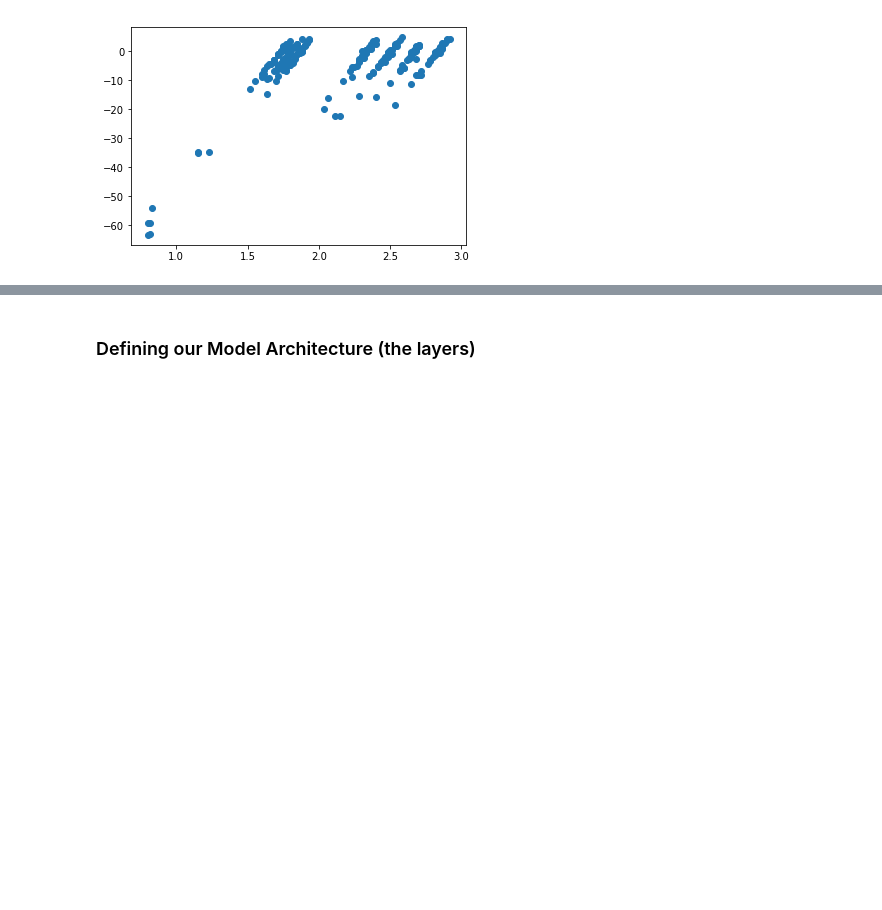
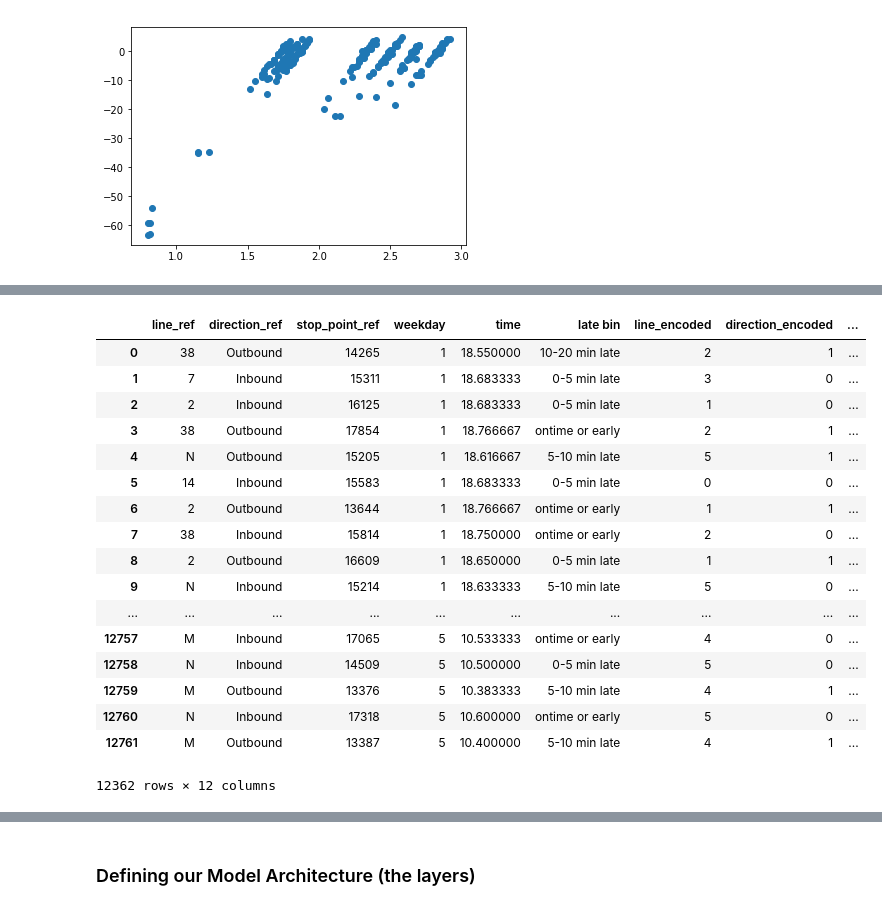
Before and after one commit to EfficiencyJunky/Project3SuperGroup, a Jupyter notebook: code/Final Project Machine Learning Component.ipynb, the cells around one changed output, grey strips where cells are left out. Cells and saved outputs as stored; diff of their text form; code cells hidden in the pictures; blank space fills up the shorter version.

```diff
--- a/code/Final Project Machine Learning Component.ipynb
+++ b/code/Final Project Machine Learning Component.ipynb
@@ -296,0 +364,2 @@ plt.scatter(X, y)
+# %%
+muni_df_0 = muni_df[["line_ref","direction_ref", "stop_point_ref", "weekday", "time", "late bin"]]
@@ -296,0 +375,10 @@ plt.scatter(X, y)
+# %%
+# Reformat data
+data = muni_df_0.values
+
+X1 = data[:, 0]
+X2 = data[:, 1]
+X3 = data[:, 2]
+X4 = data[:, 3]
+X5 = data[:, 4]
+y = data[:, 5]
@@ -296,0 +387,29 @@ plt.scatter(X, y)
+# %%
+from sklearn.preprocessing import LabelEncoder
+
+# Label-encode data set
+label_encoder = LabelEncoder()
+
+
+label_encoder.fit(X1)
+encoded_X1 = label_encoder.transform(X1)
+
+label_encoder.fit(X2)
+encoded_X2 = label_encoder.transform(X2)
+
+label_encoder.fit(X3)
+encoded_X3 = label_encoder.transform(X3)
+
+label_encoder.fit(X4)
+encoded_X4 = label_encoder.transform(X4)
+
+label_encoder.fit(X5)
+encoded_X5 = label_encoder.transform(X5)
+
+muni_df_0["line_encoded"] = encoded_X1
+muni_df_0["direction_encoded"] = encoded_X2
+muni_df_0["stop_encoded"] = encoded_X3
+muni_df_0["weekday_encoded"] = encoded_X4
+muni_df_0["time_encoded"] = encoded_X5
+
+muni_df_0["late_class"] = muni_df["late_classes"]
@@ -296,0 +434,21 @@ plt.scatter(X, y)
+# %%
+muni_df_0
+# %% [output]
+|  | line_ref | direction_ref | stop_point_ref | weekday | time | late bin | line_encoded | direction_encoded | ... |
+| 0 | 38 | Outbound | 14265 | 1 | 18.550000 | 10-20 min late | 2 | 1 | ... |
+| 1 | 7 | Inbound | 15311 | 1 | 18.683333 | 0-5 min late | 3 | 0 | ... |
+| 2 | 2 | Inbound | 16125 | 1 | 18.683333 | 0-5 min late | 1 | 0 | ... |
+| 3 | 38 | Outbound | 17854 | 1 | 18.766667 | ontime or early | 2 | 1 | ... |
+| 4 | N | Outbound | 15205 | 1 | 18.616667 | 5-10 min late | 5 | 1 | ... |
+| 5 | 14 | Inbound | 15583 | 1 | 18.683333 | 0-5 min late | 0 | 0 | ... |
+| 6 | 2 | Outbound | 13644 | 1 | 18.766667 | ontime or early | 1 | 1 | ... |
+| 7 | 38 | Inbound | 15814 | 1 | 18.750000 | ontime or early | 2 | 0 | ... |
+| 8 | 2 | Outbound | 16609 | 1 | 18.650000 | 0-5 min late | 1 | 1 | ... |
+| 9 | N | Inbound | 15214 | 1 | 18.633333 | 5-10 min late | 5 | 0 | ... |
+| ... | ... | ... | ... | ... | ... | ... | ... | ... | ... |
+| 12757 | M | Inbound | 17065 | 5 | 10.533333 | ontime or early | 4 | 0 | ... |
+| 12758 | N | Inbound | 14509 | 5 | 10.500000 | 0-5 min late | 5 | 0 | ... |
+| 12759 | M | Outbound | 13376 | 5 | 10.383333 | 5-10 min late | 4 | 1 | ... |
+| 12760 | N | Inbound | 17318 | 5 | 10.600000 | ontime or early | 5 | 0 | ... |
+| 12761 | M | Outbound | 13387 | 5 | 10.400000 | 5-10 min late | 4 | 1 | ... |
+12362 rows × 12 columns
```
Also changed, not shown: parts of 52 cells of this notebook.
